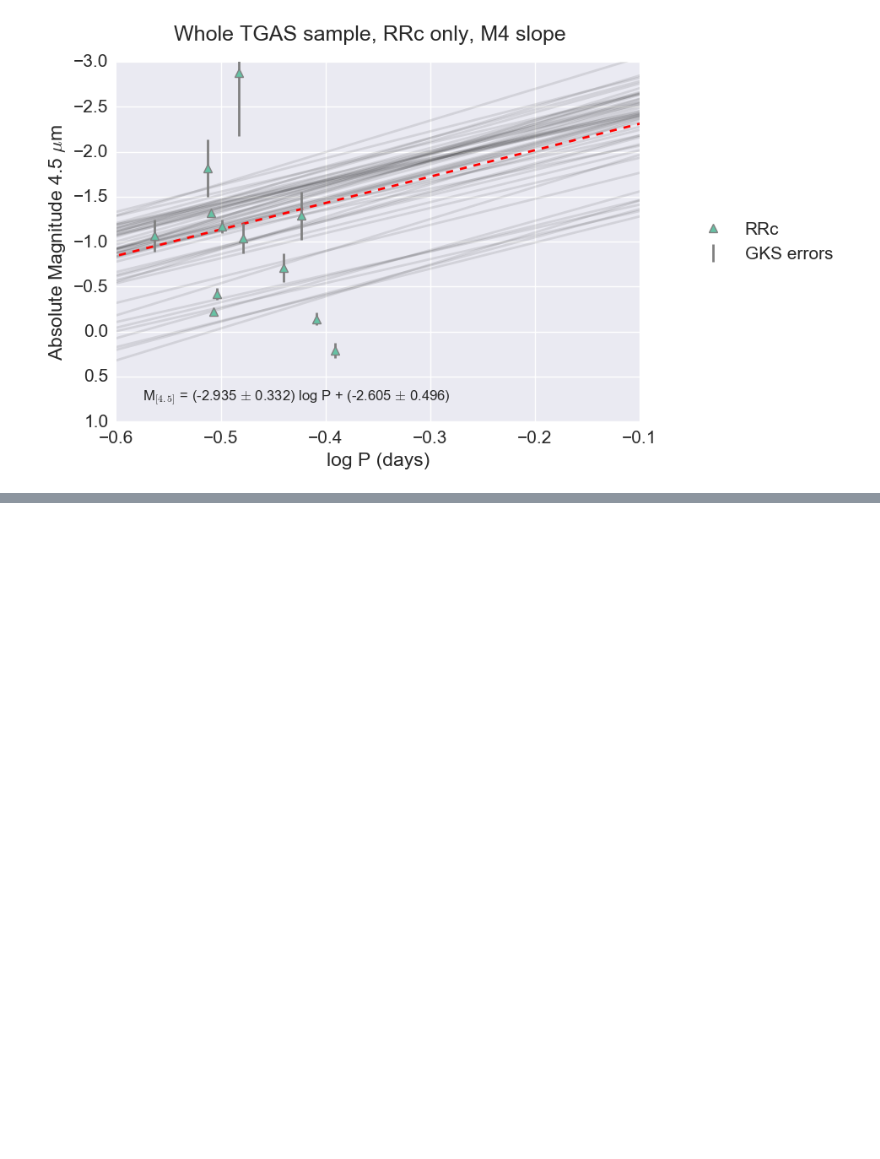
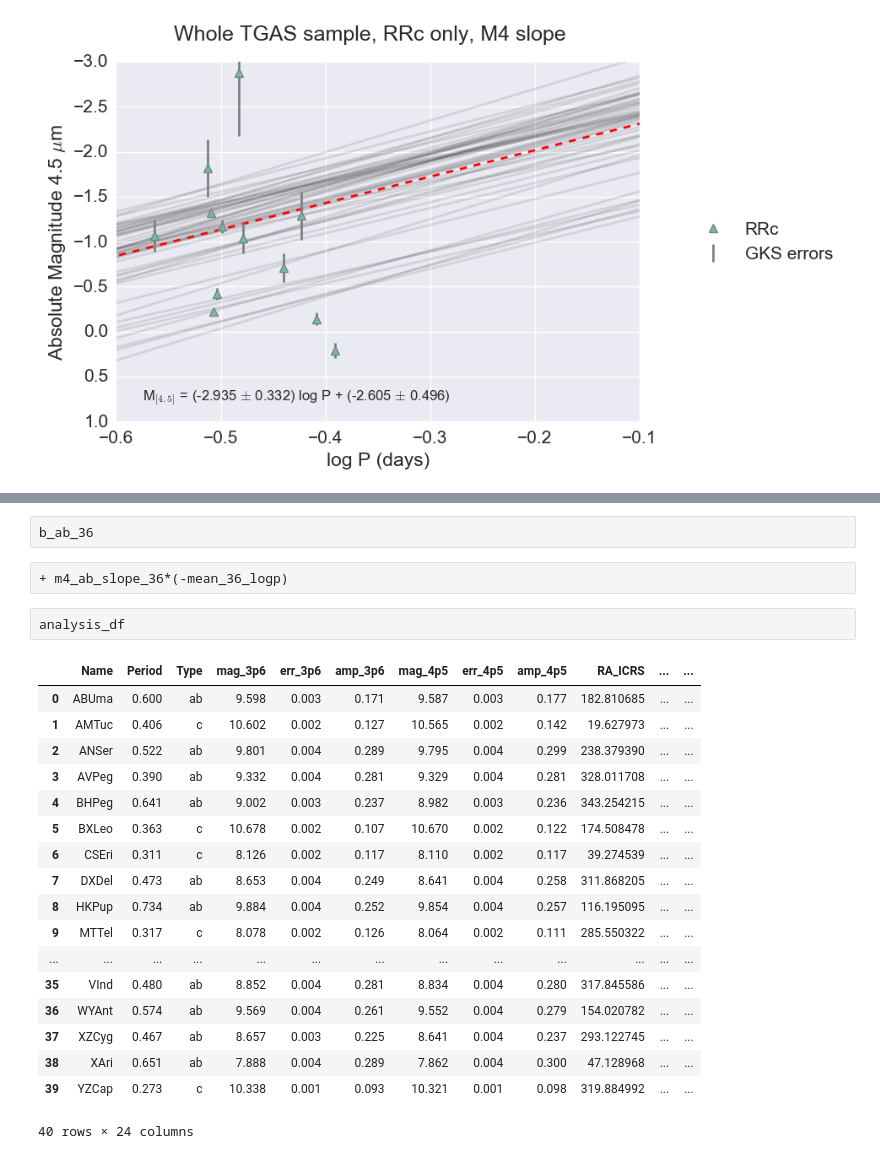
Before and after one commit to vickyscowcroft/ipython_notebooks, a Jupyter notebook: gaia_rrl_calibration_clean.ipynb, the cells around one changed output, grey strips where cells are left out. Cells and saved outputs as stored; diff of their text form; blank space fills up the shorter version.

```diff
--- a/gaia_rrl_calibration_clean.ipynb
+++ b/gaia_rrl_calibration_clean.ipynb
@@ -1526,0 +1885,25 @@ col
+# %%
+b_ab_36
+# %%
++ m4_ab_slope_36*(-mean_36_logp)
+# %%
+analysis_df
+# %% [output]
+|  | Name | Period | Type | mag_3p6 | err_3p6 | amp_3p6 | mag_4p5 | err_4p5 | amp_4p5 | RA_ICRS | ... | ... |
+| 0 | ABUma | 0.600 | ab | 9.598 | 0.003 | 0.171 | 9.587 | 0.003 | 0.177 | 182.810685 | ... | ... |
+| 1 | AMTuc | 0.406 | c | 10.602 | 0.002 | 0.127 | 10.565 | 0.002 | 0.142 | 19.627973 | ... | ... |
+| 2 | ANSer | 0.522 | ab | 9.801 | 0.004 | 0.289 | 9.795 | 0.004 | 0.299 | 238.379390 | ... | ... |
+| 3 | AVPeg | 0.390 | ab | 9.332 | 0.004 | 0.281 | 9.329 | 0.004 | 0.281 | 328.011708 | ... | ... |
+| 4 | BHPeg | 0.641 | ab | 9.002 | 0.003 | 0.237 | 8.982 | 0.003 | 0.236 | 343.254215 | ... | ... |
+| 5 | BXLeo | 0.363 | c | 10.678 | 0.002 | 0.107 | 10.670 | 0.002 | 0.122 | 174.508478 | ... | ... |
+| 6 | CSEri | 0.311 | c | 8.126 | 0.002 | 0.117 | 8.110 | 0.002 | 0.117 | 39.274539 | ... | ... |
+| 7 | DXDel | 0.473 | ab | 8.653 | 0.004 | 0.249 | 8.641 | 0.004 | 0.258 | 311.868205 | ... | ... |
+| 8 | HKPup | 0.734 | ab | 9.884 | 0.004 | 0.252 | 9.854 | 0.004 | 0.257 | 116.195095 | ... | ... |
+| 9 | MTTel | 0.317 | c | 8.078 | 0.002 | 0.126 | 8.064 | 0.002 | 0.111 | 285.550322 | ... | ... |
+| ... | ... | ... | ... | ... | ... | ... | ... | ... | ... | ... | ... | ... |
+| 35 | VInd | 0.480 | ab | 8.852 | 0.004 | 0.281 | 8.834 | 0.004 | 0.280 | 317.845586 | ... | ... |
+| 36 | WYAnt | 0.574 | ab | 9.569 | 0.004 | 0.261 | 9.552 | 0.004 | 0.279 | 154.020782 | ... | ... |
+| 37 | XZCyg | 0.467 | ab | 8.657 | 0.003 | 0.225 | 8.641 | 0.004 | 0.237 | 293.122745 | ... | ... |
+| 38 | XAri | 0.651 | ab | 7.888 | 0.004 | 0.289 | 7.862 | 0.004 | 0.300 | 47.128968 | ... | ... |
+| 39 | YZCap | 0.273 | c | 10.338 | 0.001 | 0.093 | 10.321 | 0.001 | 0.098 | 319.884992 | ... | ... |
+40 rows × 24 columns
```
Also changed, not shown: parts of 10 cells of this notebook, 3 other files.
